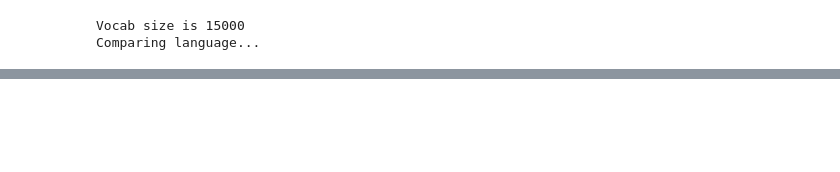
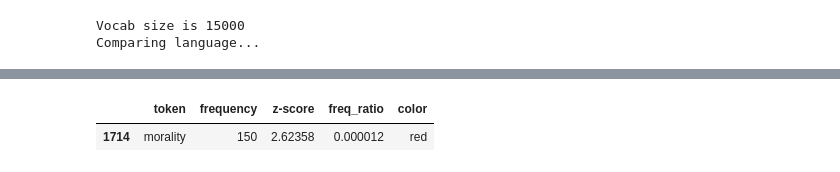
Before and after one commit to park-jay/coolie, a Jupyter notebook: log-odds.ipynb, the cells around one changed output, grey strips where cells are left out. Drawn from its saved outputs; the diff is of its cells as text; code cells hidden in the pictures; blank space fills up the shorter version.

```diff
--- a/log-odds.ipynb
+++ b/log-odds.ipynb
@@ -73,0 +133,27 @@ viz_df['freq_ratio']=viz_df['frequency']/viz_df['frequency'].sum()
+# %%
+color_mapping = {
+    'african': 'red',
+    'africa':'red',
+    'negro': 'red',
+    'slave': 'red',
+    'chinese': 'red',
+    'china': 'red',
+    'japan': 'red',
+    'japanese': 'red',
+    'labor': 'red',
+    'laborer': 'red',
+    'immoral':'red',
+    'demoralize':'red',
+    'morally':'red',
+    'moral':'red',
+    'morality':'red',
+    'want': 'red',
+    'work': 'red',
+    'workman': 'red',
+    'cheap': 'red',
+    'trade': 'red',
+    'miserable': 'red',
+    'debility': 'red'
+
+}
+viz_df['color'] = viz_df['token'].map(color_mapping).fillna('skyblue')
@@ -74,2 +164,7 @@ viz_df['freq_ratio']=viz_df['frequency']/viz_df['frequency'].sum()
+# %%
+subviz_df[subviz_df['token']=='morality']
+# %% [output]
+|  | token | frequency | z-score | freq_ratio | color |
+| 1714 | morality | 150 | 2.62358 | 0.000012 | red |
 # %%
 fig, ax = plt.subplots(figsize=(9, 6), dpi=200)
```
Also changed, not shown: parts of 35 cells of this notebook, 11 other files.
